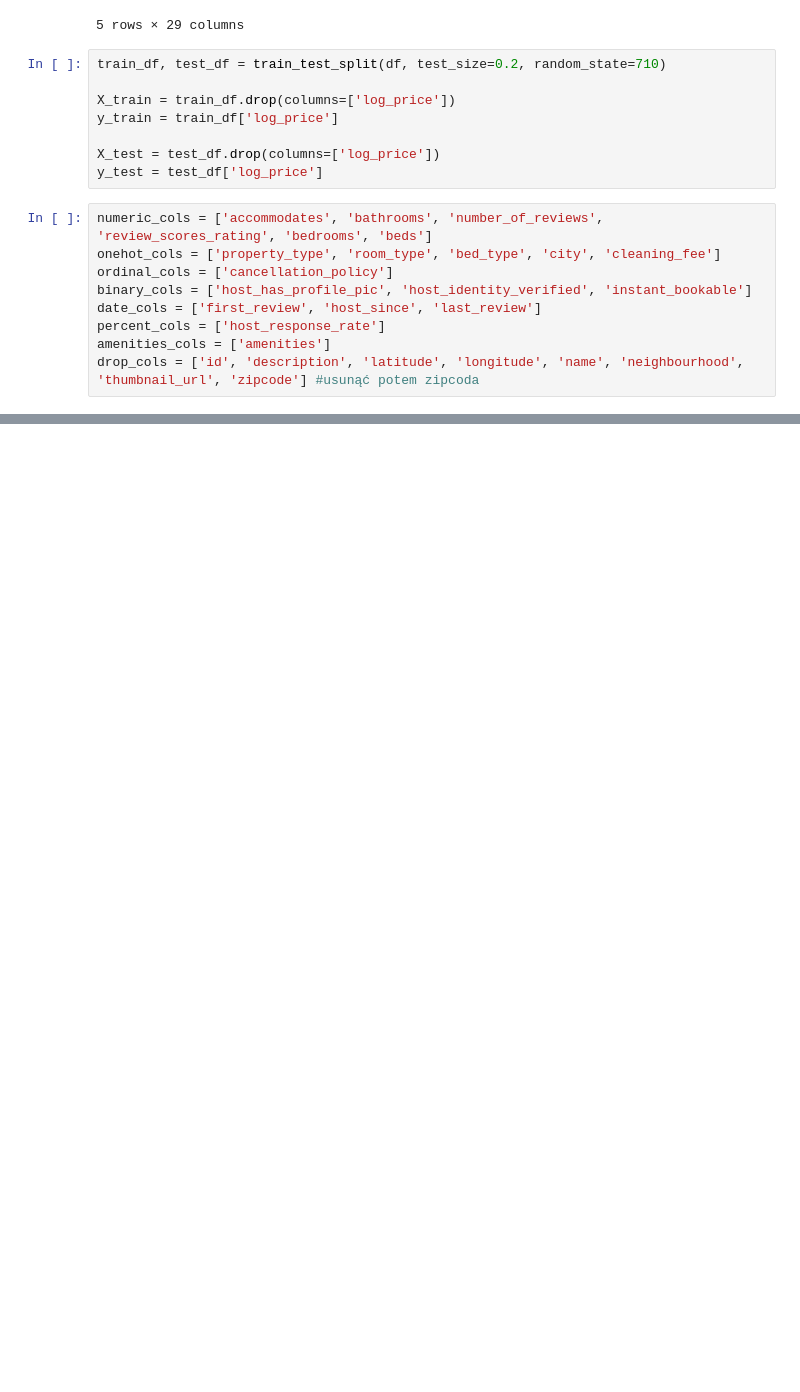
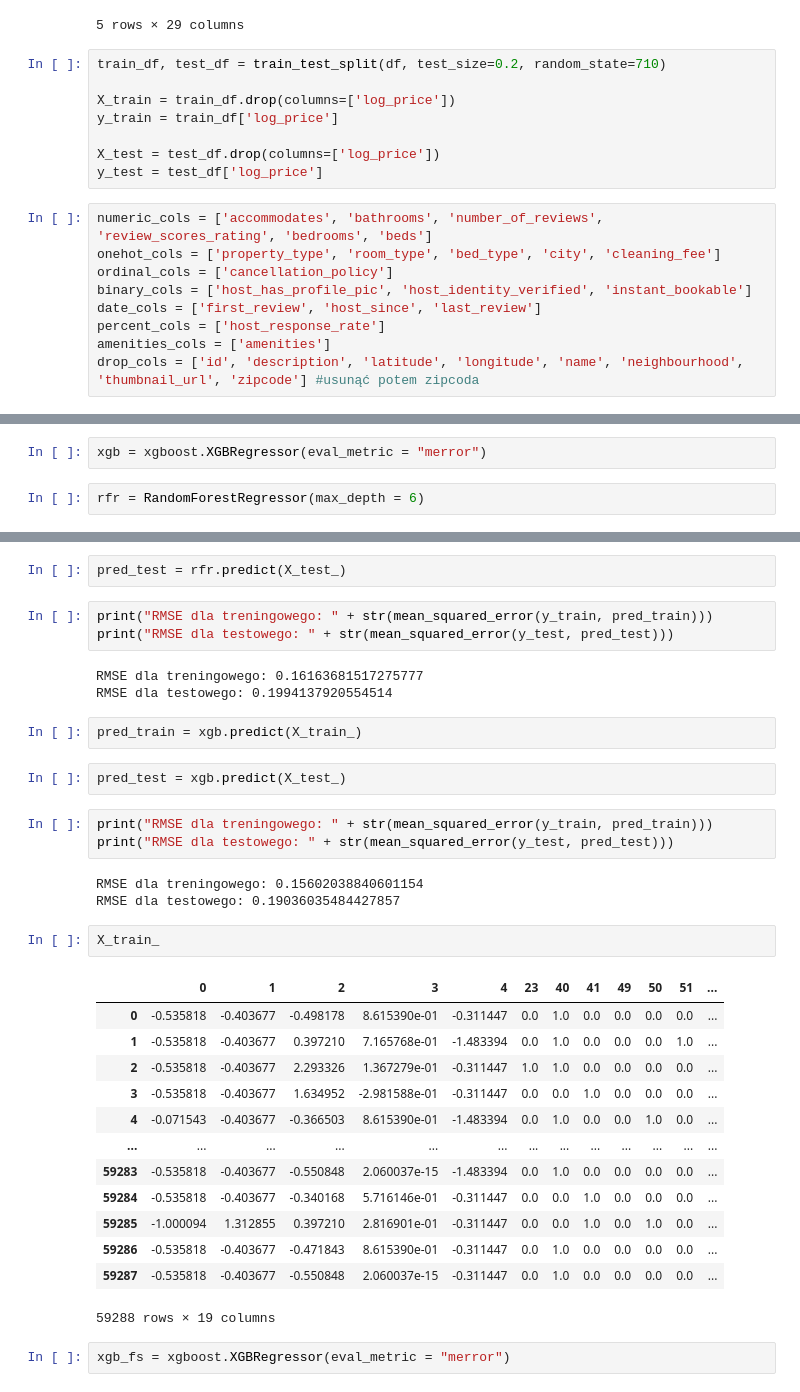
Before and after one commit to boro128/SDH2022, a Jupyter notebook: pipe.ipynb, the cells around one changed output, grey strips where cells are left out. Cells and saved outputs as stored; diff of their text form; blank space fills up the shorter version.

```diff
--- a/pipe.ipynb
+++ b/pipe.ipynb
@@ -167,0 +187,4 @@ AttributeError: 'ColumnTransformer' object has no attribute 'iter'
+# %%
+xgb = xgboost.XGBRegressor(eval_metric = "merror")
+# %%
+rfr = RandomForestRegressor(max_depth = 6)
@@ -167,0 +209,36 @@ AttributeError: 'ColumnTransformer' object has no attribute 'iter'
+# %%
+pred_test = rfr.predict(X_test_)
+# %%
+print("RMSE dla treningowego: " + str(mean_squared_error(y_train, pred_train)))
+print("RMSE dla testowego: " + str(mean_squared_error(y_test, pred_test)))
+# %% [output]
+RMSE dla treningowego: 0.16163681517275777
+RMSE dla testowego: 0.1994137920554514
+# %%
+pred_train = xgb.predict(X_train_)
+# %%
+pred_test = xgb.predict(X_test_)
+# %%
+print("RMSE dla treningowego: " + str(mean_squared_error(y_train, pred_train)))
+print("RMSE dla testowego: " + str(mean_squared_error(y_test, pred_test)))
+# %% [output]
+RMSE dla treningowego: 0.15602038840601154
+RMSE dla testowego: 0.19036035484427857
+# %%
+X_train_
+# %% [output]
+|  | 0 | 1 | 2 | 3 | 4 | 23 | 40 | 41 | 49 | 50 | 51 | ... |
+| 0 | -0.535818 | -0.403677 | -0.498178 | 8.615390e-01 | -0.311447 | 0.0 | 1.0 | 0.0 | 0.0 | 0.0 | 0.0 | ... |
+| 1 | -0.535818 | -0.403677 | 0.397210 | 7.165768e-01 | -1.483394 | 0.0 | 1.0 | 0.0 | 0.0 | 0.0 | 1.0 | ... |
+| 2 | -0.535818 | -0.403677 | 2.293326 | 1.367279e-01 | -0.311447 | 1.0 | 1.0 | 0.0 | 0.0 | 0.0 | 0.0 | ... |
+| 3 | -0.535818 | -0.403677 | 1.634952 | -2.981588e-01 | -0.311447 | 0.0 | 0.0 | 1.0 | 0.0 | 0.0 | 0.0 | ... |
+| 4 | -0.071543 | -0.403677 | -0.366503 | 8.615390e-01 | -1.483394 | 0.0 | 1.0 | 0.0 | 0.0 | 1.0 | 0.0 | ... |
+| ... | ... | ... | ... | ... | ... | ... | ... | ... | ... | ... | ... | ... |
+| 59283 | -0.535818 | -0.403677 | -0.550848 | 2.060037e-15 | -1.483394 | 0.0 | 1.0 | 0.0 | 0.0 | 0.0 | 0.0 | ... |
+| 59284 | -0.535818 | -0.403677 | -0.340168 | 5.716146e-01 | -0.311447 | 0.0 | 0.0 | 1.0 | 0.0 | 0.0 | 0.0 | ... |
+| 59285 | -1.000094 | 1.312855 | 0.397210 | 2.816901e-01 | -0.311447 | 0.0 | 0.0 | 1.0 | 0.0 | 1.0 | 0.0 | ... |
+| 59286 | -0.535818 | -0.403677 | -0.471843 | 8.615390e-01 | -0.311447 | 0.0 | 1.0 | 0.0 | 0.0 | 0.0 | 0.0 | ... |
+| 59287 | -0.535818 | -0.403677 | -0.550848 | 2.060037e-15 | -0.311447 | 0.0 | 1.0 | 0.0 | 0.0 | 0.0 | 0.0 | ... |
+59288 rows × 19 columns
+# %%
+xgb_fs = xgboost.XGBRegressor(eval_metric = "merror")
```
Also changed, not shown: parts of 24 cells of this notebook.
